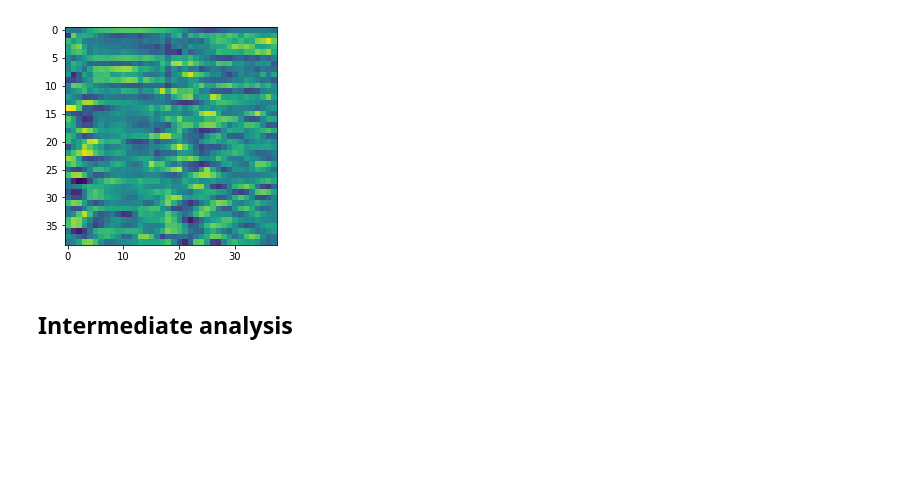
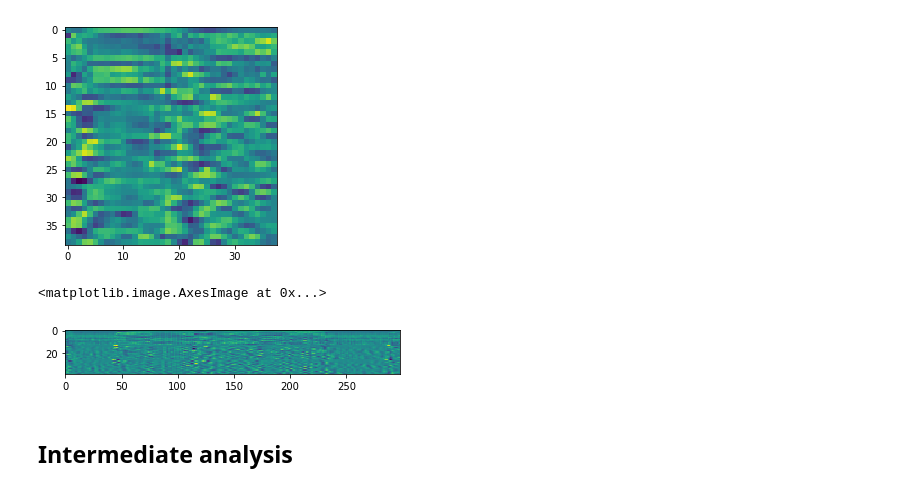
Before and after one commit to kamperh/speech_dtw, a Jupyter notebook: examples/speech_dtw_qbe.ipynb, the cells around one changed output. Saved outputs shown, nothing was run; the diff lists cells and outputs as text; code cells hidden in the pictures; blank space fills up the shorter version.

```diff
--- a/examples/speech_dtw_qbe.ipynb
+++ b/examples/speech_dtw_qbe.ipynb
@@ -65,6 +65,12 @@ plt.imshow(query_mfcc.T, interpolation="nearest")
 # %% [output]
 <matplotlib.image.AxesImage at 0x...>
 [figure]
+# %%
+# Plot search utterance
+plt.imshow(search_mfcc_list[0].T, interpolation="nearest")
+# %% [output]
+<matplotlib.image.AxesImage at 0x...>
+[figure, added]
 # %% [markdown]
 ## Intermediate analysis
 # %% [markdown]
```
